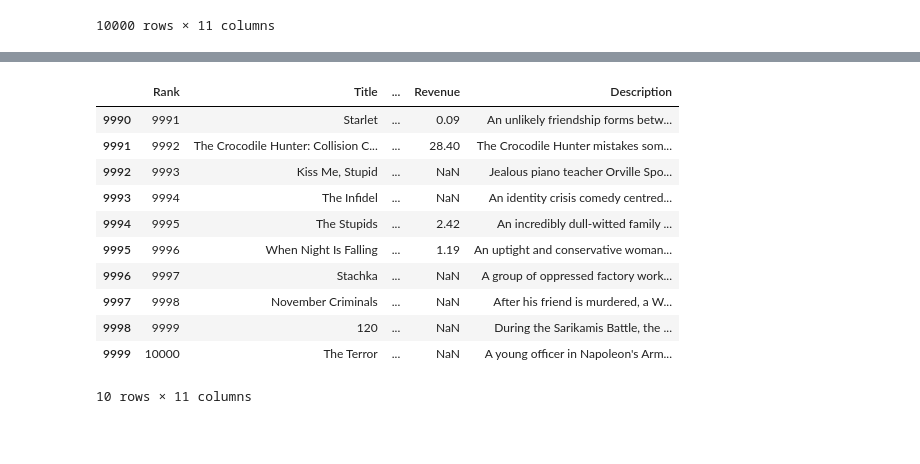
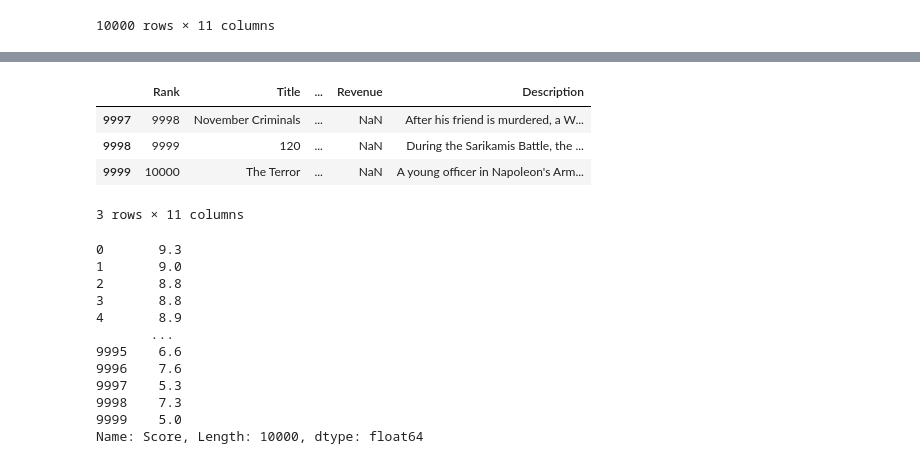
Before and after one commit to ElSirGuti/curso-udemy-ciencia-de-datos-y-ml, a Jupyter notebook: ejercicio_2.ipynb, the cells around one changed output, grey strips where cells are left out. Drawn from its saved outputs; the diff is of its cells as text; code cells hidden in the pictures; blank space fills up the shorter version.

```diff
--- a/ejercicio_2.ipynb
+++ b/ejercicio_2.ipynb
@@ -77,15 +70,23 @@ df.head(10)
 # %%
-df.tail(10)
+df.tail(3)
 # %% [output]
 |  | Rank | Title | ... | Revenue | Description |
-| 9990 | 9991 | Starlet | ... | 0.09 | An unlikely friendship forms betw... |
-| 9991 | 9992 | The Crocodile Hunter: Collision C... | ... | 28.40 | The Crocodile Hunter mistakes som... |
-| 9992 | 9993 | Kiss Me, Stupid | ... | NaN | Jealous piano teacher Orville Spo... |
-| 9993 | 9994 | The Infidel | ... | NaN | An identity crisis comedy centred... |
-| 9994 | 9995 | The Stupids | ... | 2.42 | An incredibly dull-witted family ... |
-| 9995 | 9996 | When Night Is Falling | ... | 1.19 | An uptight and conservative woman... |
-| 9996 | 9997 | Stachka | ... | NaN | A group of oppressed factory work... |
 | 9997 | 9998 | November Criminals | ... | NaN | After his friend is murdered, a W... |
 | 9998 | 9999 | 120 | ... | NaN | During the Sarikamis Battle, the ... |
 | 9999 | 10000 | The Terror | ... | NaN | A young officer in Napoleon's Arm... |
-10 rows × 11 columns
+3 rows × 11 columns
+# %%
+df['Score']
+# %% [output]
+0       9.3
+1       9.0
+2       8.8
+3       8.8
+4       8.9
+       ...
+9995    6.6
+9996    7.6
+9997    5.3
+9998    7.3
+9999    5.0
+Name: Score, Length: 10000, dtype: float64
```
Also changed, not shown: parts of 98 cells of this notebook, 3 other files.
